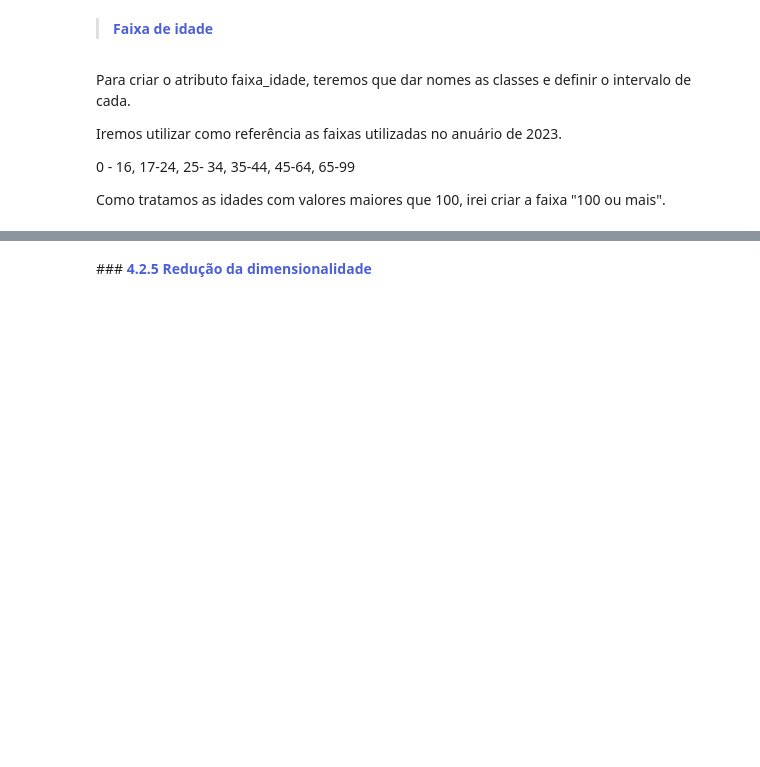
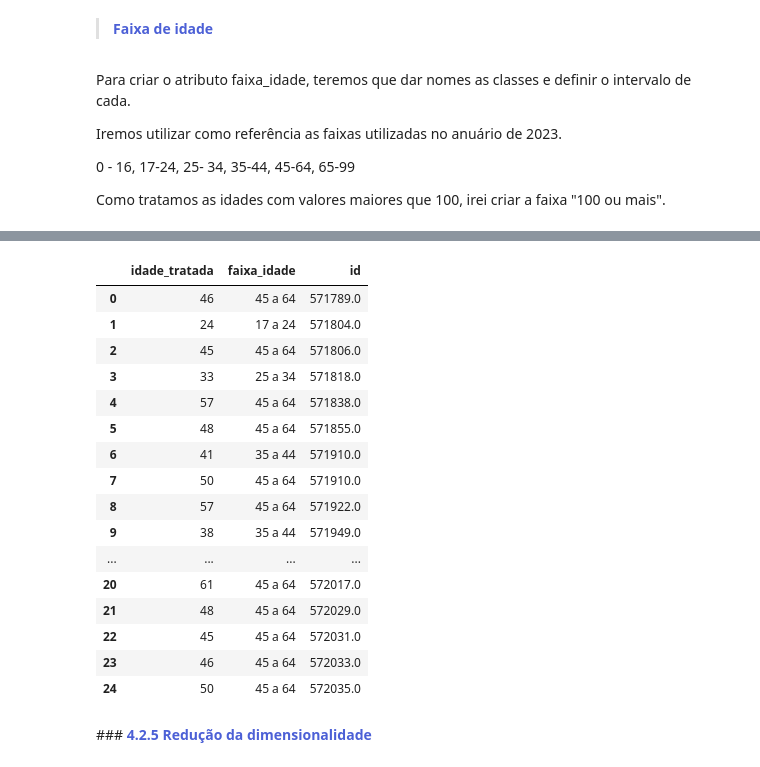
Before and after one commit to gabrielmprata/acidentes_transito, a Jupyter notebook: Acidentes_Rodoviarios_PreProc.ipynb, the cells around one changed output, grey strips where cells are left out. Saved outputs shown, nothing was run; the diff lists cells and outputs as text; code cells hidden in the pictures; blank space fills up the shorter version.

```diff
--- a/Acidentes_Rodoviarios_PreProc.ipynb
+++ b/Acidentes_Rodoviarios_PreProc.ipynb
@@ -1139,7 +1139,9 @@ Como tratamos as idades com valores maiores que 100, irei criar a faixa "100 ou
 faixa = ['0 a 16','17 a 24','25 a 34','35 a 44','45 a 64', '65 a 99','100 ou mais']
 
 # Definindo o intervalo das faixas
-intervalo = [-1,4,9,14,19,24,29,34,39,44,49,54,59,64,69,74,79,84,89,94,99,200]
+intervalo = [-1,16,24,34,44,64,99,200]
 
-classes = pd.cut(x=acidentes.idade, labels=faixa, bins=intervalo)
-acidentes['faixa_idade'] = classes
+classes = pd.cut(x=df_pessoas.idade_tratada, labels=faixa, bins=intervalo)
+df_pessoas['faixa_idade'] = classes
+# %%
+df_idade = df_pessoas[["idade_tratada","faixa_idade","id"]]
@@ -1146,3 +1165,23 @@ acidentes['faixa_idade'] = classes
+# %%
+df_idade.head(25)
+# %% [output]
+|  | idade_tratada | faixa_idade | id |
+| 0 | 46 | 45 a 64 | 571789.0 |
+| 1 | 24 | 17 a 24 | 571804.0 |
+| 2 | 45 | 45 a 64 | 571806.0 |
+| 3 | 33 | 25 a 34 | 571818.0 |
+| 4 | 57 | 45 a 64 | 571838.0 |
+| 5 | 48 | 45 a 64 | 571855.0 |
+| 6 | 41 | 35 a 44 | 571910.0 |
+| 7 | 50 | 45 a 64 | 571910.0 |
+| 8 | 57 | 45 a 64 | 571922.0 |
+| 9 | 38 | 35 a 44 | 571949.0 |
+| ... | ... | ... | ... |
+| 20 | 61 | 45 a 64 | 572017.0 |
+| 21 | 48 | 45 a 64 | 572029.0 |
+| 22 | 45 | 45 a 64 | 572031.0 |
+| 23 | 46 | 45 a 64 | 572033.0 |
+| 24 | 50 | 45 a 64 | 572035.0 |
 # %% [markdown]
 ###**<font color=#4c60d6> 4.2.5 Redução da dimensionalidade**
 # %% [markdown]
```
Also changed, not shown: parts of 1 cell of this notebook.
